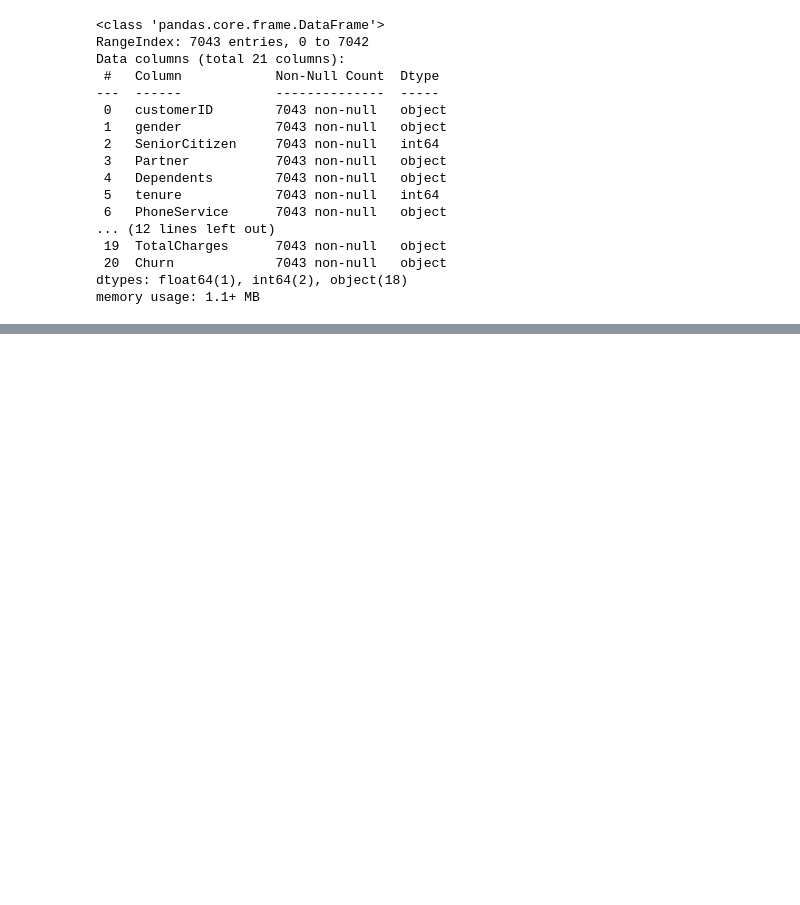
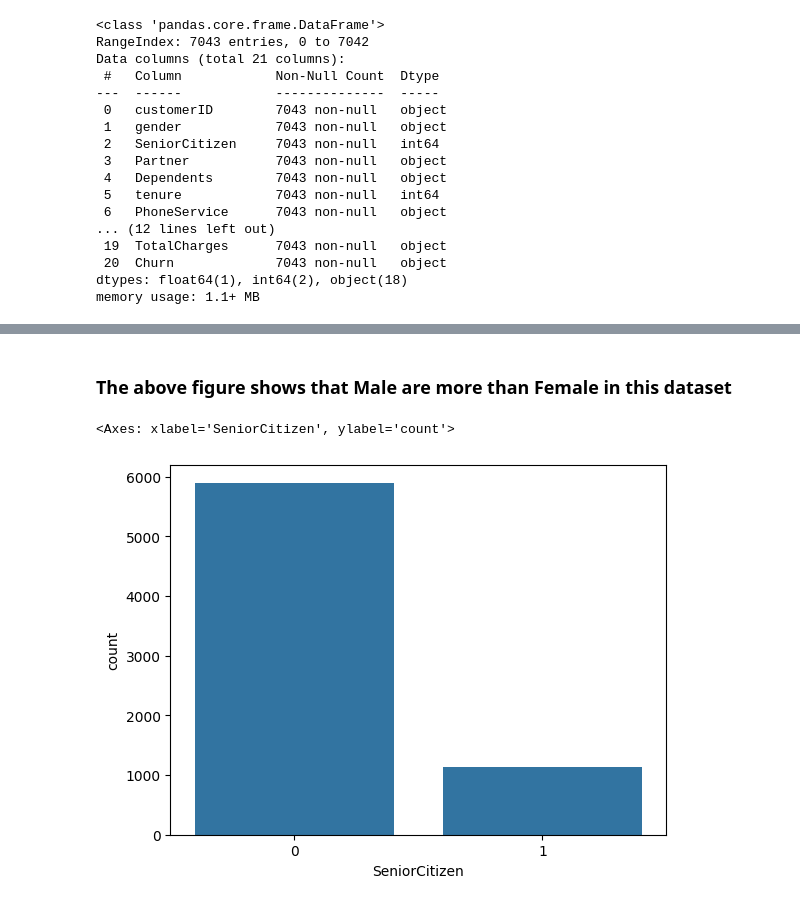
Before and after one commit to anushiny-cedrick/customer-churn, a Jupyter notebook: customer-churn/churn.ipynb, the cells around one changed output, grey strips where cells are left out. Saved outputs shown, nothing was run; the diff lists cells and outputs as text; code cells hidden in the pictures; blank space fills up the shorter version.

```diff
--- a/customer-churn/churn.ipynb
+++ b/customer-churn/churn.ipynb
@@ -43,0 +54,7 @@ Name: count, dtype: int64
+# %% [markdown]
+ ### The above figure shows that Male are more than Female in this dataset
+# %%
+sns.countplot(x="SeniorCitizen", data=data)
+# %% [output]
+<Axes: xlabel='SeniorCitizen', ylabel='count'>
+[figure, added]
```
Also changed, not shown: parts of 9 cells of this notebook.
